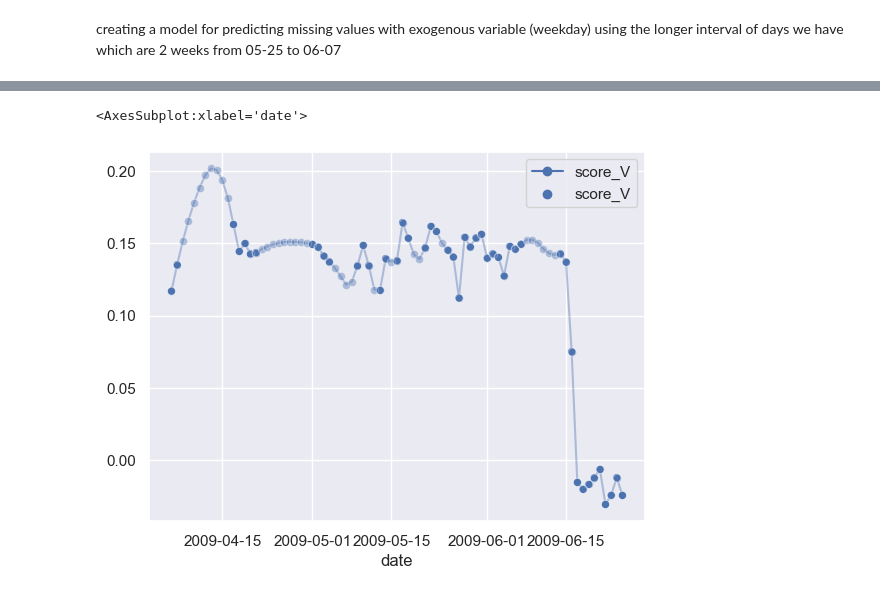
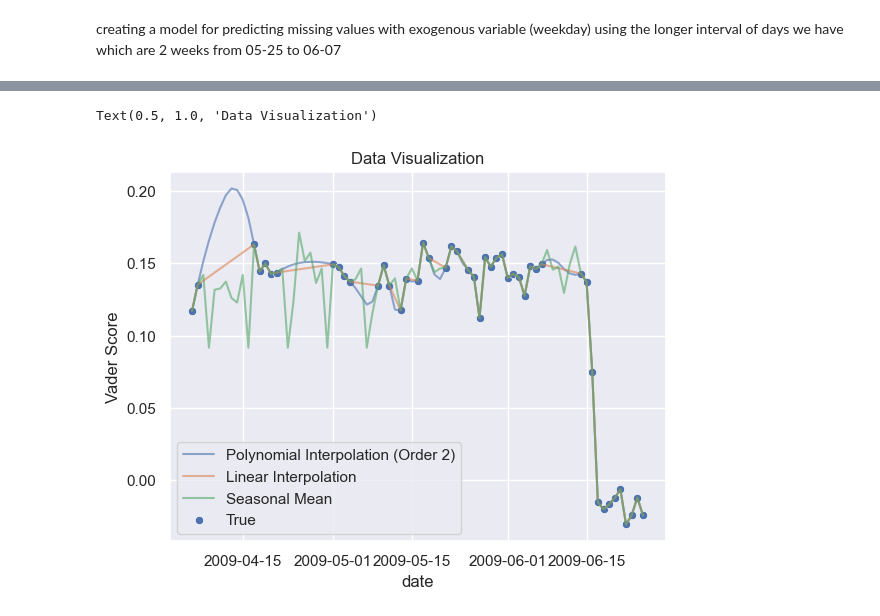
Before and after one commit to alexCCTcollege/CA2, a Jupyter notebook: EDA.ipynb, the cells around one changed output, grey strips where cells are left out. Cells and saved outputs as stored; diff of their text form; code cells hidden in the pictures.

```diff
--- a/EDA.ipynb
+++ b/EDA.ipynb
@@ -509,6 +490,29 @@ train = data["2009-06-07":"2009-05-25":-1].dropna()
-# %%
-sns.lineplot(data=data.interpolate(method='polynomial', order=2), markers=True,alpha=.4)
-sns.scatterplot(data=data,alpha=1)
-# %% [output]
-<AxesSubplot:xlabel='date'>
-[figure, removed]
+# %%
+def seasonal_mean(ts, n, lr=.7):
+    """
+    Compute the mean of corresponding seasonal periods
+    ts: 1D array-like of the time series
+    n: Seasonal window length of the time series
+    """
+    out = np.copy(ts)
+    for i, val in enumerate(ts):
+        if np.isnan(val):
+            ts_seas = ts[i-1::-n]  # previous seasons only
+            if np.isnan(np.nanmean(ts_seas)):
+                ts_seas = np.concatenate([ts[i-1::-n], ts[i::n]])  # previous and forward
+            out[i] = np.nanmean(ts_seas) * lr
+    return out
+
+data['seasonal_mean'] = seasonal_mean(data['score_V'], n=7, lr=1.05)
+# %%
+sns.lineplot(data=data['score_V'].interpolate(method='polynomial', order=2), markers=True, alpha=0.6, label='Polynomial Interpolation (Order 2)')
+sns.lineplot(data=data['score_V'].interpolate(method='linear'), markers=True, alpha=0.6, label='Linear Interpolation')
+sns.lineplot(data=data['seasonal_mean'], markers=True, alpha=0.6, label='Seasonal Mean')
+sns.scatterplot(data=data['score_V'], alpha=1, label='True')
+
+# Set labels and title
+plt.ylabel('Vader Score')
+plt.title('Data Visualization')
+# %% [output]
+Text(0.5, 1.0, 'Data Visualization')
+[figure, added]
```
Also changed, not shown: parts of 1 cell of this notebook.
